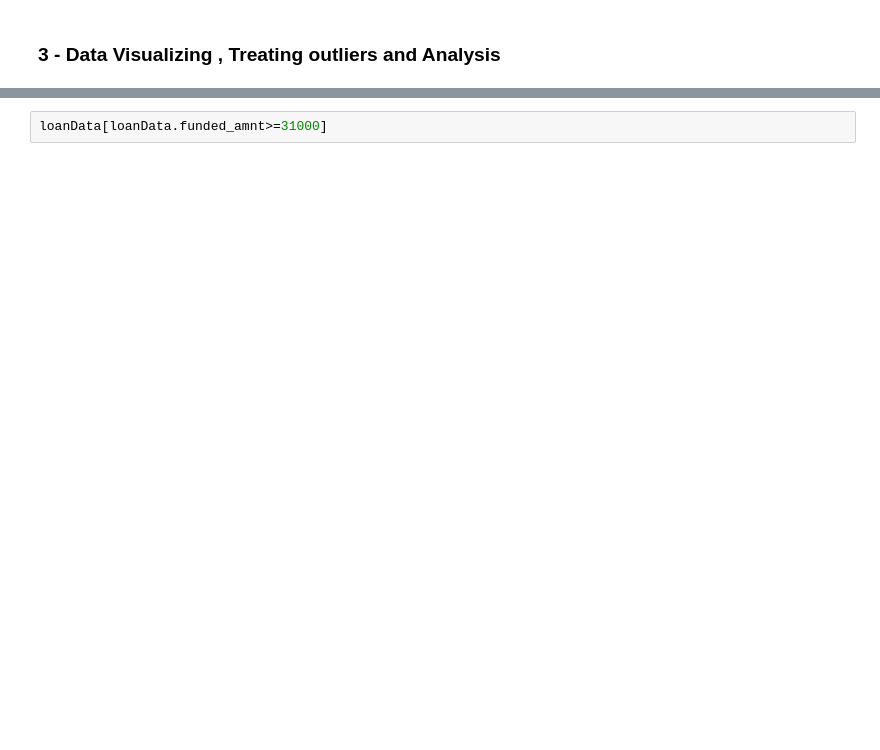
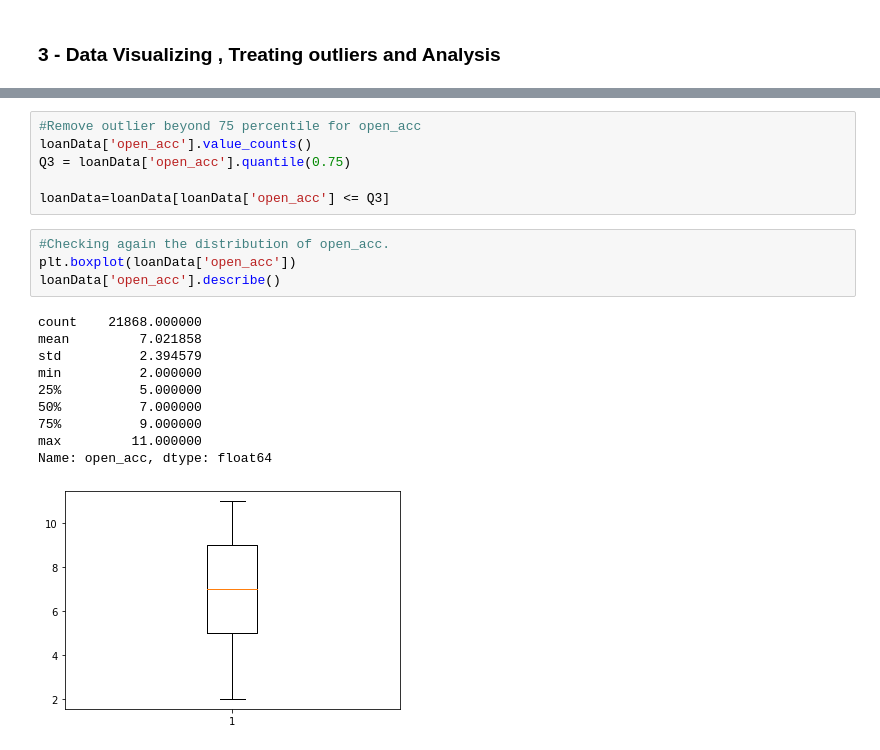
Before and after one commit to KhushiSindhu/Landing-Club-Case-Study, a Jupyter notebook: Santosh.ipynb, the cells around one changed output, grey strips where cells are left out. Saved outputs shown, nothing was run; the diff lists cells and outputs as text; blank space fills up the shorter version.

```diff
--- a/Santosh.ipynb
+++ b/Santosh.ipynb
@@ -194,2 +715,21 @@ plt.show()
-# %%
-loanData[loanData.funded_amnt>=31000]
+# %%
+#Remove outlier beyond 75 percentile for open_acc
+loanData['open_acc'].value_counts()
+Q3 = loanData['open_acc'].quantile(0.75)
+
+loanData=loanData[loanData['open_acc'] <= Q3]
+# %%
+#Checking again the distribution of open_acc.
+plt.boxplot(loanData['open_acc'])
+loanData['open_acc'].describe()
+# %% [output]
+count    21868.000000
+mean         7.021858
+std          2.394579
+min          2.000000
+25%          5.000000
+50%          7.000000
+75%          9.000000
+max         11.000000
+Name: open_acc, dtype: float64
+[figure, added]
```
Also changed, not shown: parts of 74 cells of this notebook.
